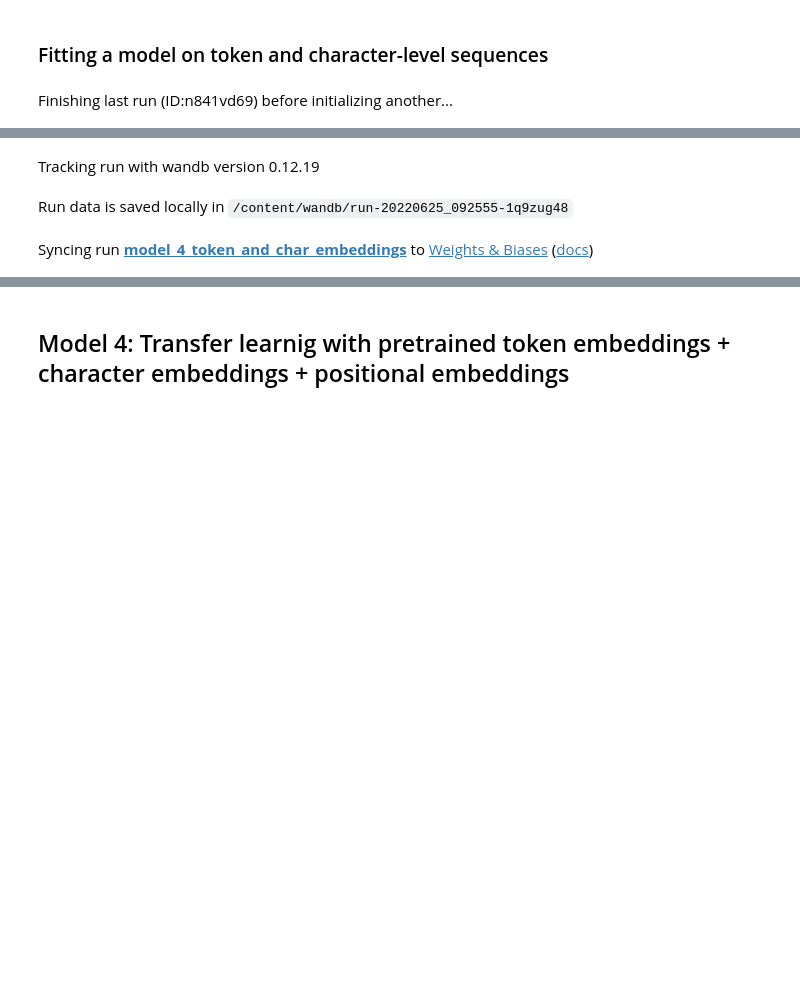
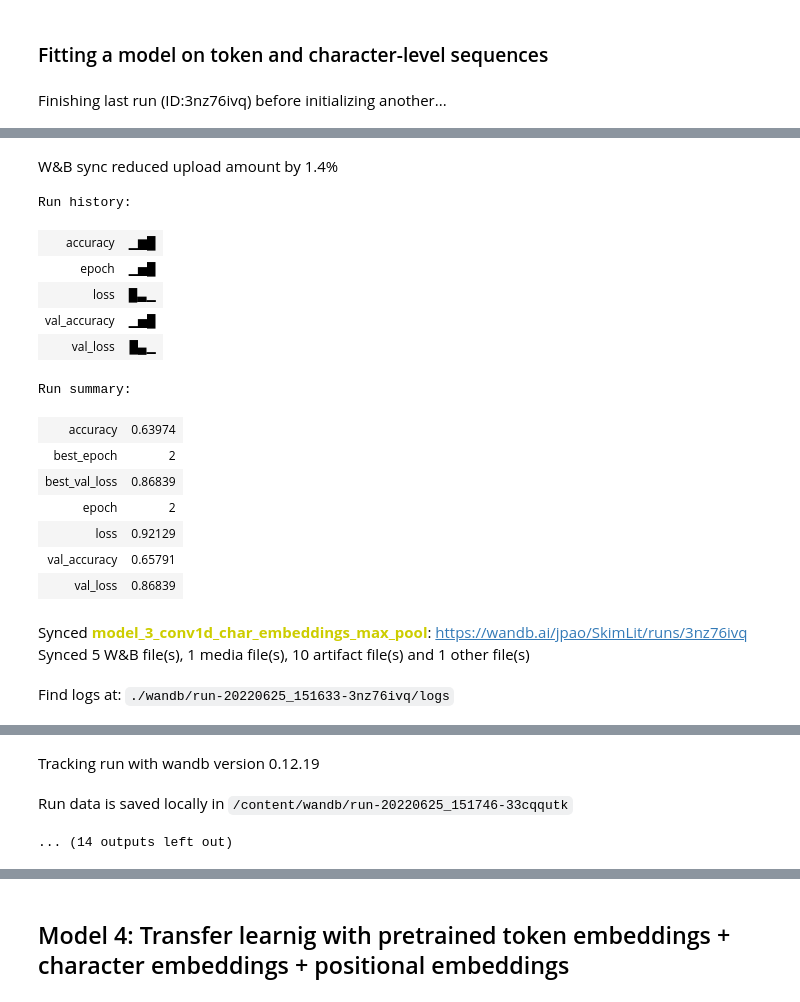
Before and after one commit to johanesPao/tensorflow_developer_certificate, a Jupyter notebook: 09_SkimLit_nlp_milestone_project_2.ipynb, the cells around one changed output, grey strips where cells are left out. Drawn from its saved outputs; the diff is of its cells as text; code cells hidden in the pictures; blank space fills up the shorter version.

```diff
--- a/09_SkimLit_nlp_milestone_project_2.ipynb
+++ b/09_SkimLit_nlp_milestone_project_2.ipynb
@@ -1193,7 +1199,7 @@ train_char_token_dataset, val_char_token_dataset
 wb.init(project='SkimLit',
         entity='jpao',
         name='model_4_token_and_char_embeddings',
-        config={'n_layer': len(model_4.layers),
+        config={'n_layers': len(model_4.layers),
                 'epochs': 3,
                 'steps_multiplier': 0.1})
 
@@ -1202,7 +1208,7 @@ history_model_4 = model_4.fit(train_char_token_dataset,
                               epochs=wb.config.epochs,
                               steps_per_epoch=int(wb.config.steps_multiplier * len(train_char_token_dataset)),
                               validation_data=val_char_token_dataset,
-                              validation_steps=int(wb.config.steps_multiplier * len(val_char_token_dataset))
+                              validation_steps=int(wb.config.steps_multiplier * len(val_char_token_dataset)),
                               callbacks=[WandbCallback()])
 # %% [output]
-Finishing last run (ID:n841vd69) before initializing another...
+Finishing last run (ID:3nz76ivq) before initializing another...
@@ -1210,3 +1216,18 @@ Successfully finished last run (ID:n841vd69). Initializing new run:
-Tracking run with wandb version 0.12.19
+W&B sync reduced upload amount by 1.4%
+Run history:
+| accuracy | ▁▆█ |
+| epoch | ▁▅█ |
+| loss | █▃▁ |
+| val_accuracy | ▁▅█ |
+| val_loss | █▄▁ |
+Run summary:
+| accuracy | 0.63974 |
+| best_epoch | 2 |
+| best_val_loss | 0.86839 |
+| epoch | 2 |
+| loss | 0.92129 |
+| val_accuracy | 0.65791 |
+| val_loss | 0.86839 |
-Run data is saved locally in /content/wandb/run-20220625_092555-1q9zug48
+Synced model_3_conv1d_char_embeddings_max_pool: https://wandb.ai/jpao/SkimLit/runs/3nz76ivq
+Synced 5 W&B file(s), 1 media file(s), 10 artifact file(s) and 1 other file(s)
-Syncing run model_4_token_and_char_embeddings to Weights & Biases (docs)
+Find logs at: ./wandb/run-20220625_151633-3nz76ivq/logs
@@ -1219,3 +1235,6 @@ Epoch 3/3
+Tracking run with wandb version 0.12.19
+Run data is saved locally in /content/wandb/run-20220625_151746-33cqqutk
+... (14 outputs left out)
 # %%
 # Evaluate on the whole validation dataset
 model_4.evaluate(val_char_token_dataset)
```
Also changed, not shown: parts of 33 cells of this notebook.
